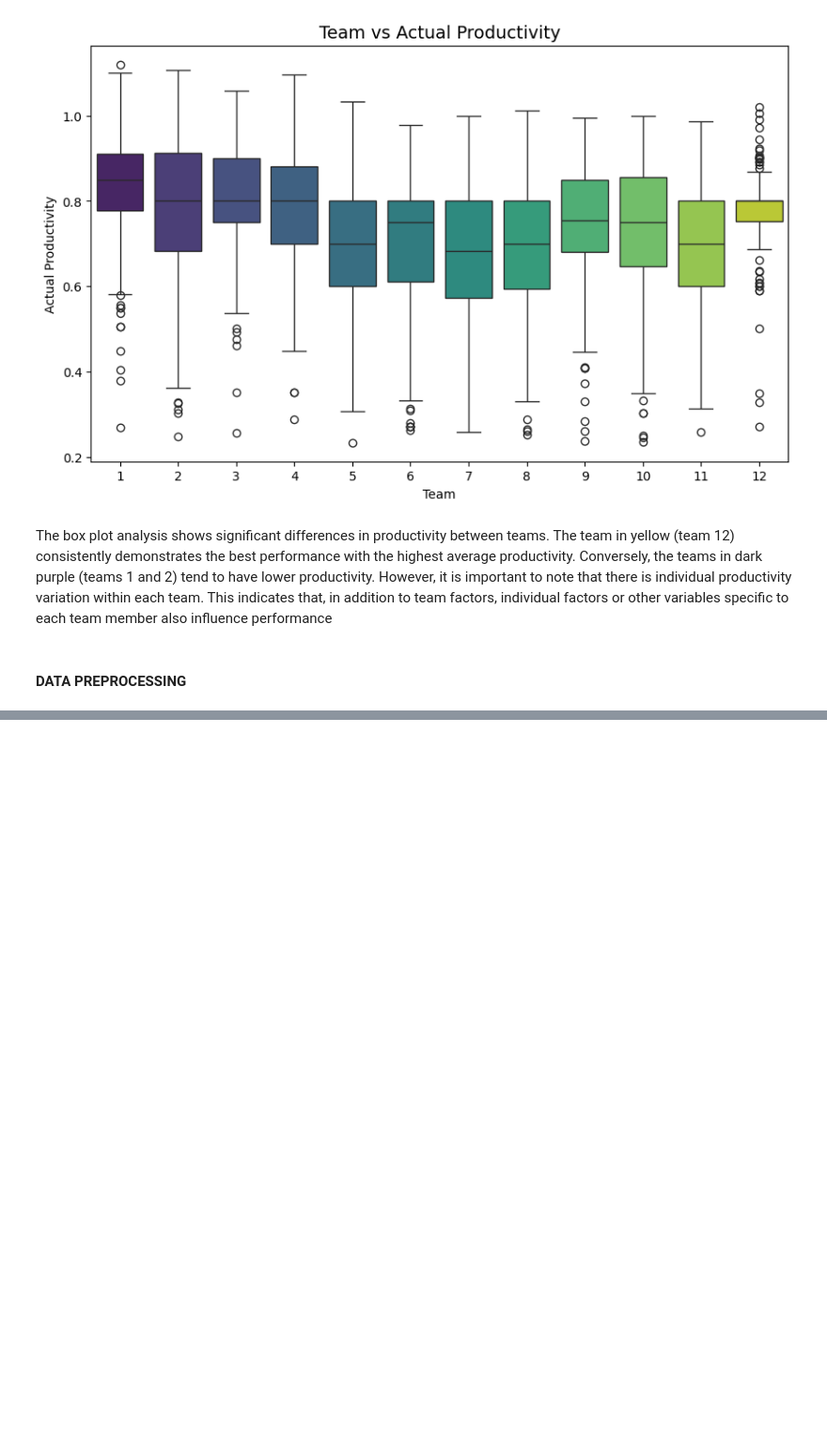
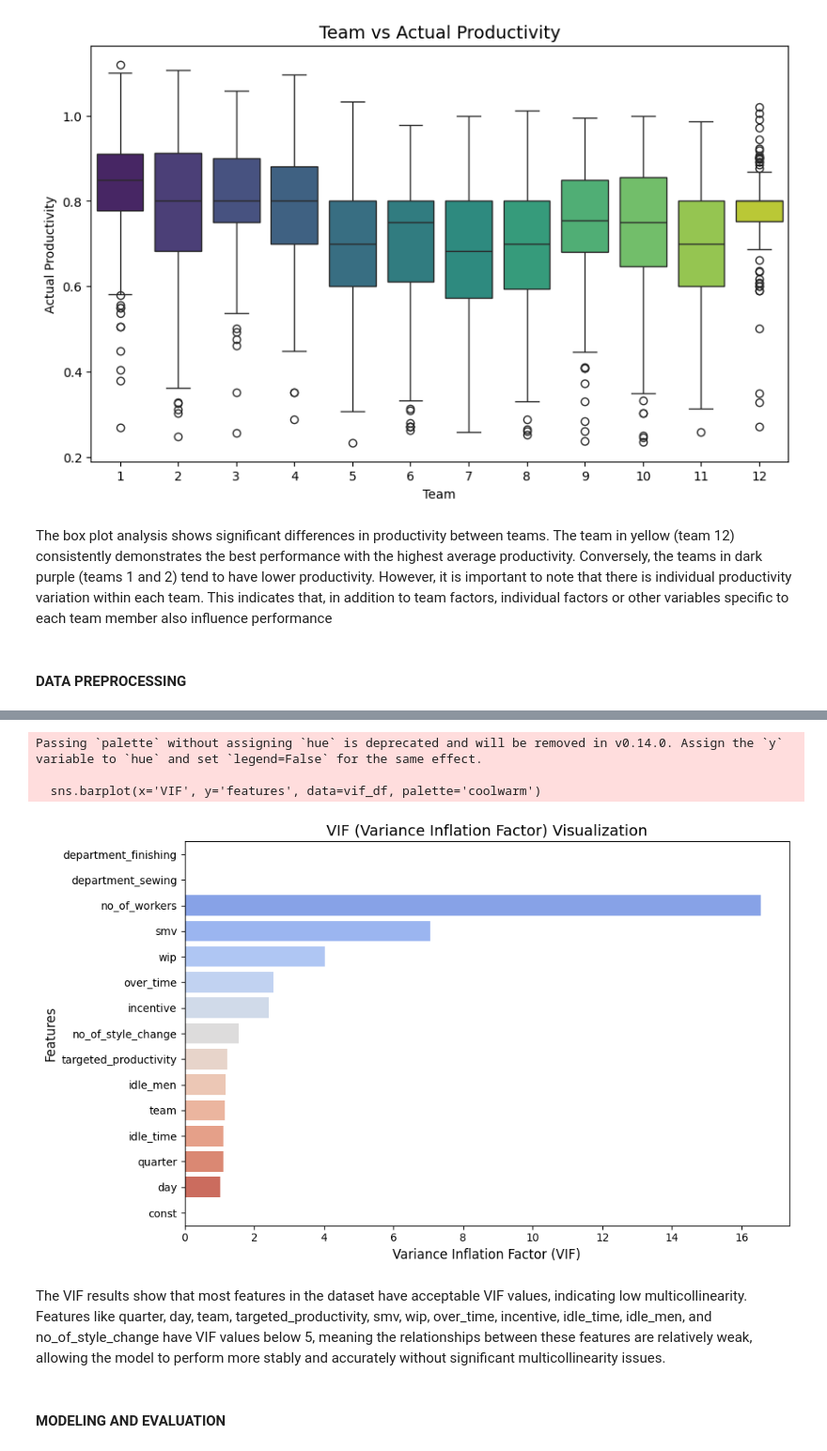
Before and after one commit to bagassarendra/CapstoneProject, a Jupyter notebook: CapstoneProject.ipynb, the cells around one changed output, grey strips where cells are left out. Shown at 94% size. Cells and saved outputs as stored; diff of their text form; code cells hidden in the pictures; blank space fills up the shorter version.

```diff
--- a/CapstoneProject.ipynb
+++ b/CapstoneProject.ipynb
@@ -438,0 +705,8 @@ The box plot analysis shows significant differences in productivity between team
+# %%
+X = add_constant(X_train)
+
+vif_data = pd.DataFrame()
+vif_data["features"] = X.columns
+vif_data["VIF"] = [variance_inflation_factor(X.values, i) for i in range(X.shape[1])]
+
+print(vif_data)
@@ -438,0 +730,23 @@ The box plot analysis shows significant differences in productivity between team
+# %%
+vif_df = pd.DataFrame(vif_data)
+
+vif_df = vif_df.sort_values(by='VIF', ascending=False)
+
+plt.figure(figsize=(10, 6))
+sns.barplot(x='VIF', y='features', data=vif_df, palette='coolwarm')
+
+plt.title('VIF (Variance Inflation Factor) Visualization', fontsize=14)
+plt.xlabel('Variance Inflation Factor (VIF)', fontsize=12)
+plt.ylabel('Features', fontsize=12)
+plt.tight_layout()
+
+plt.show()
+# %% [output]
+Passing `palette` without assigning `hue` is deprecated and will be removed in v0.14.0. Assign the `y` variable to `hue` and set `legend=False` for the same effect.
+
+  sns.barplot(x='VIF', y='features', data=vif_df, palette='coolwarm')
+[figure, added]
+# %% [markdown]
+The VIF results show that most features in the dataset have acceptable VIF values, indicating low multicollinearity. Features like quarter, day, team, targeted_productivity, smv, wip, over_time, incentive, idle_time, idle_men, and no_of_style_change have VIF values below 5, meaning the relationships between these features are relatively weak, allowing the model to perform more stably and accurately without significant multicollinearity issues.
+# %% [markdown]
+#### MODELING AND EVALUATION
```
Also changed, not shown: parts of 30 cells of this notebook.
